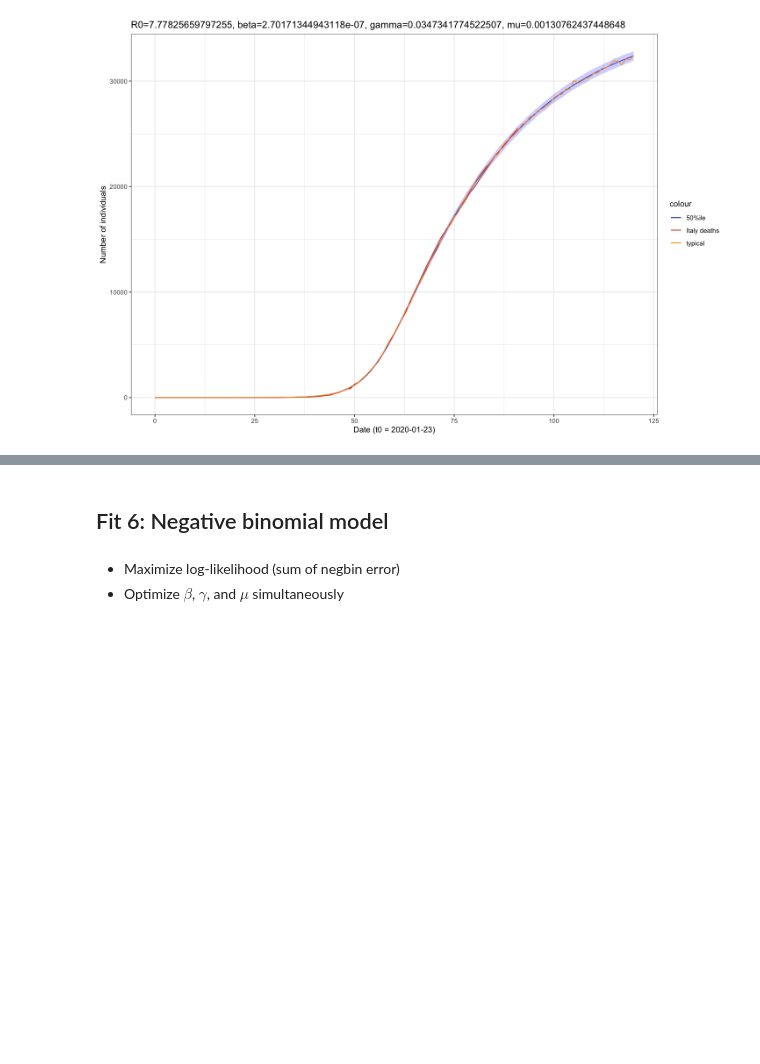
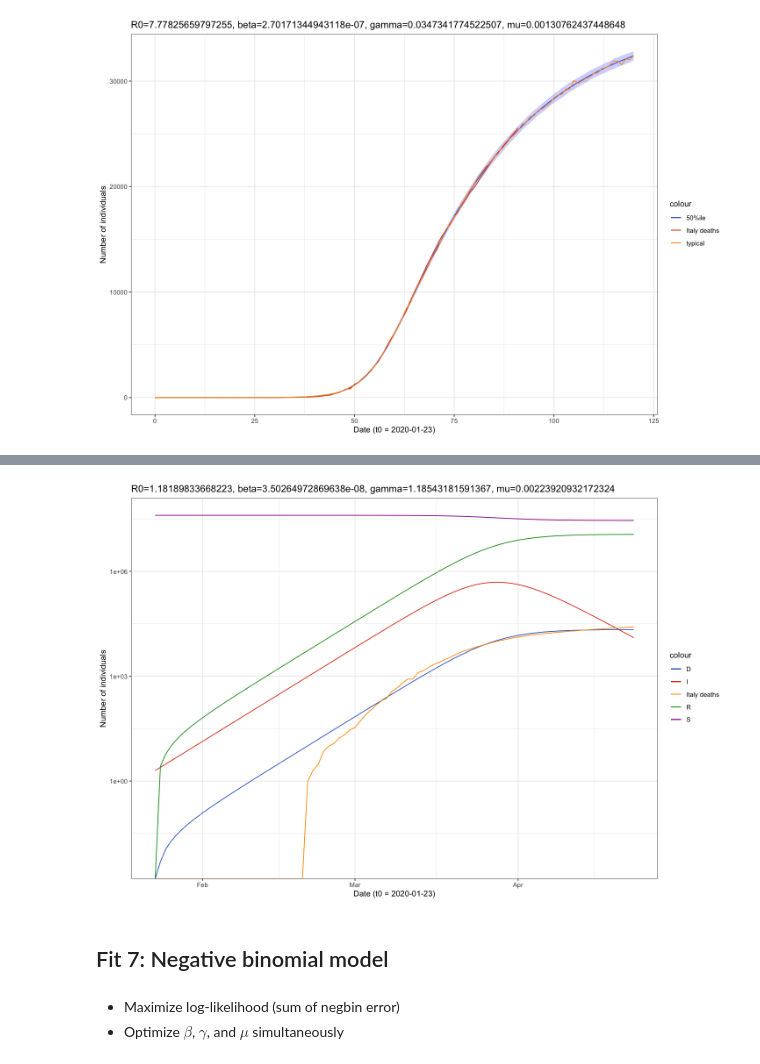
Before and after one commit to cc2qe/covid-19, a Jupyter notebook: covid_global.ipynb, the cells around one changed output, grey strips where cells are left out. Drawn from its saved outputs; the diff is of its cells as text; code cells hidden in the pictures; blank space fills up the shorter version.

```diff
--- a/covid_global.ipynb
+++ b/covid_global.ipynb
@@ -913,0 +1094,14 @@ Warning message:
+# %%
+# plot the simulated data compared to the observed (italy) data (log transformed)
+p <- ggplot(join(pred, italy, by='t'), aes(x=date))
+p <- p + theme_bw() + scale_color_gdocs()
+p <- p + geom_line(aes(y=S, col='S'))
+p <- p + geom_line(aes(y=I, col='I'))
+p <- p + geom_line(aes(y=R, col='R'))
+p <- p + geom_line(aes(y=D, col='D'))
+p <- p + geom_line(aes(y=death, col='Italy deaths'))
+p <- p + scale_y_continuous(trans='log10')
+p <- p + ggtitle(paste0('R0=', R0, ', beta=', exp(opt[1]), ', gamma=', exp(opt[2]), ', mu=', exp(opt[3])))
+p <- p + xlab('Date (t0 = 2020-01-23)') + ylab('Number of individuals')
+p
+# %% [output]
@@ -914,5 +1124,6 @@ Warning message:
+[figure, added]
 # %% [markdown]
-## Fit 6: Negative binomial model
+## Fit 7: Negative binomial model
 # %% [markdown]
 - Maximize log-likelihood (sum of negbin error)
 - Optimize $\beta$, $\gamma$, and $\mu$ simultaneously
```
Also changed, not shown: parts of 38 cells of this notebook.
